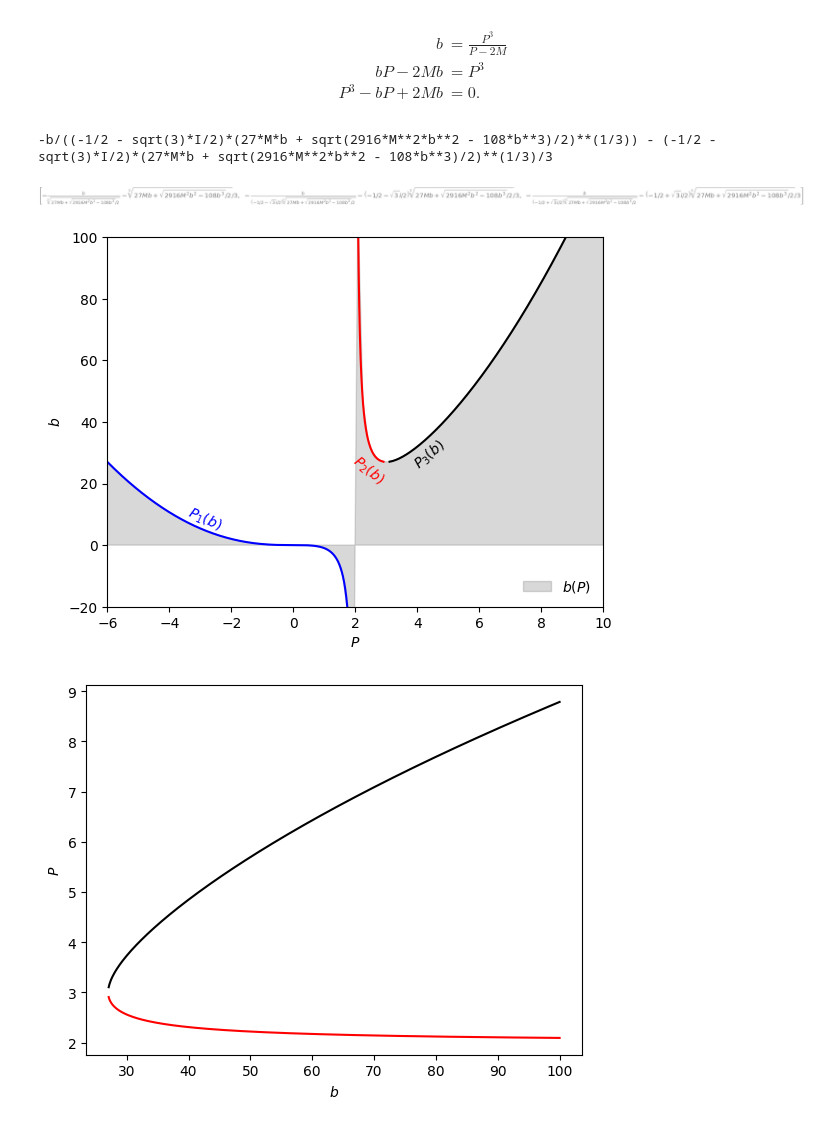
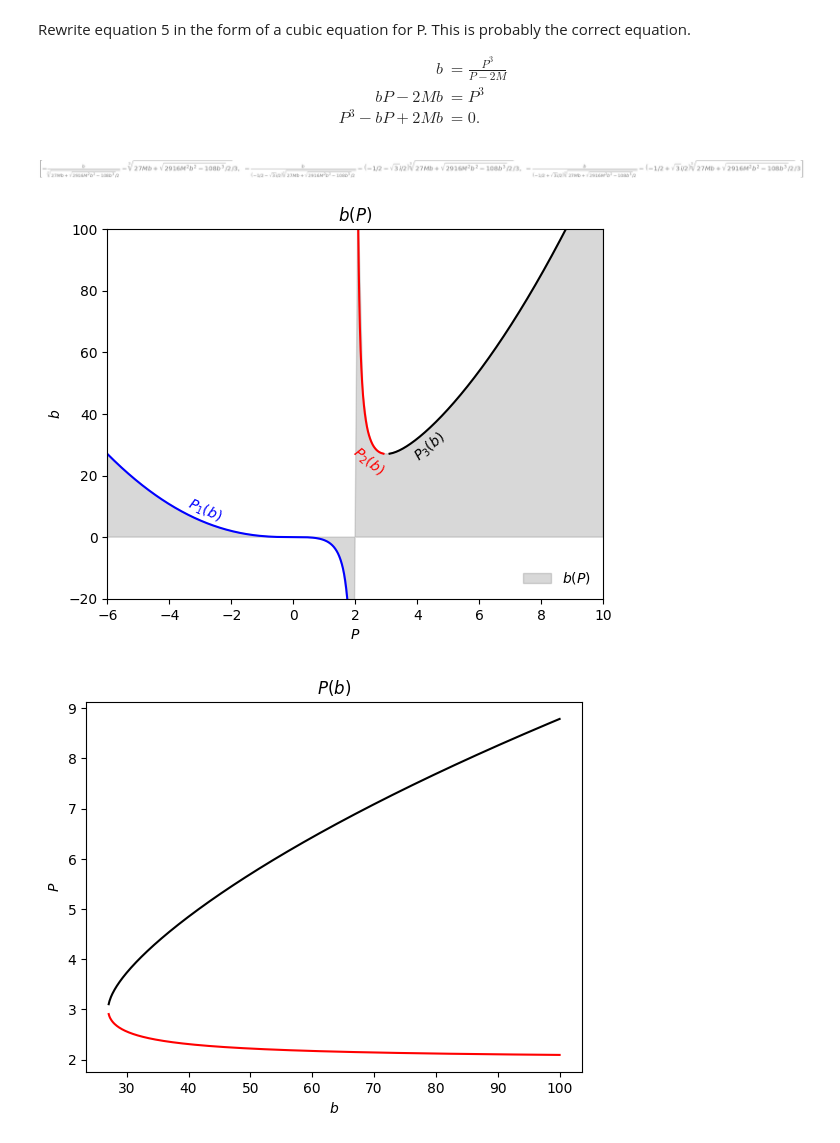
Before and after one commit to jessecrans/bh-raytracer, a Jupyter notebook: luminet-paper.ipynb, the cells around one changed output. Saved outputs shown, nothing was run; the diff lists cells and outputs as text; code cells hidden in the pictures.

Commit message:
clean up and working on inverting the radius function

```diff
--- a/luminet-paper.ipynb
+++ b/luminet-paper.ipynb
@@ -5,7 +8,7 @@ from scipy.special import ellipkinc, ellipj
 
 M = 1
 # %%
-def get_gamma(alpha, theta):
+def _gamma(alpha, theta):
     alpha, theta = np.deg2rad(alpha), np.deg2rad(theta)
 
     if theta == 0:
@@ -13,13 +16,14 @@ def get_gamma(alpha, theta):
 
     return np.arccos(np.cos(alpha) / np.emath.sqrt(np.cos(alpha)**2 + 1/np.tan(theta)**2))
 
-def get_radius(P, alpha, theta, debug=False):
+
+def _radius(P, alpha, theta, debug=False):
     assert P >= 3*M, "Closest approach must be greater than 3*M."
 
     alpha, theta = np.deg2rad(alpha), np.deg2rad(theta)
 
     Q = np.emath.sqrt((P - 2 * M) * (P + 6 * M))
-    gamma = get_gamma(alpha, theta)
+    gamma = _gamma(alpha, theta)
 
     term_1 = (Q - P + 2*M) / (4*M*P)
     term_2 = (Q - P + 6*M) / (4*M*P)
@@ -46,6 +50,7 @@ def get_radius(P, alpha, theta, debug=False):
 
     return 1 / (-term_1 + term_2 * sn**2)
 
-def get_impact_parameter(P):
-    return P**3 / (P - 2*M)
+
+def _impact_parameter(P):
+    return np.sqrt(P**3 / (P - 2*M))
 # %%
@@ -65,22 +76,24 @@ plt.show()
 # %% [markdown]
+Rewrite equation 5 in the form of a cubic equation for P.
+This is probably the correct equation.
+
 \begin{align*}
 	b &= \frac{P^3}{P-2M}\\
 	bP - 2Mb &= P^3\\
 	P^3 - bP + 2Mb &=0.
 \end{align*}
 # %%
-# solve get_impact_parameter for P
-import sympy as sp
-# sp.init_printing()
+# solve b(P) for P
+
+sp.init_printing()
 
 sp_P, sp_b, sp_M = sp.symbols("P b M")
 
 eq = sp_P**3 - sp_b * sp_P + 2 * sp_M * sp_b
 
 solutions = sp.solve(eq, sp_P)
-print(solutions[1])
+# print(solutions[1])
 solutions
 # %% [output]
--b/((-1/2 - sqrt(3)*I/2)*(27*M*b + sqrt(2916*M**2*b**2 - 108*b**3)/2)**(1/3)) - (-1/2 - sqrt(3)*I/2)*(27*M*b + sqrt(2916*M**2*b**2 - 108*b**3)/2)**(1/3)/3
 [figure]
 # %%
@@ -97,32 +149,41 @@ def P3(b,M):
 # %%
+# plot solutions of b(P) for P derived with sympy
+
 b = np.linspace(-20, 100, 1000)
 
-plt.plot(P1(b, 1), b, c='blue',linewidth=1.5)
+plt.plot(np.real(P1(b, 1)), b, c='blue', linewidth=1.5)
 plt.plot(P2(b, 1), b, c='red',linewidth=1.5)
 plt.plot(P3(b, 1), b, c='k',linewidth=1.5)
 
-plt.text(-3.5,5,r'$P_1(b)$',rotation=-25, color='blue')
-plt.text(1.8,20,r'$P_2(b)$',rotation=-40, color='red')
-plt.text(3.8,25,r'$P_3(b)$',rotation= 40)
+plt.text(-3.5, 5, r'$P_1(b)$', rotation=-25, color='blue')
+plt.text(1.8, 20, r'$P_2(b)$', rotation=-40, color='red')
+plt.text(3.8, 25, r'$P_3(b)$', rotation= 40)
 
 P = np.linspace(-6*M, 10*M, 100)
 # plt.plot(P,get_impact_parameter(P),linestyle = (0,(0.1,2)),c='white',linewidth=2.5,dash_capstyle = 'round')
-plt.fill_between(P,get_impact_parameter(P),0,color='gray',alpha=0.3,label=r'$b(P)$')
+plt.fill_between(P, _impact_parameter(P), 0, color='gray', alpha=0.3, label=r'$b(P)$')
 
-plt.legend(frameon=False,loc='lower right')
 plt.ylim(-20, 100)
-plt.xlim(-6,10)
+plt.xlim(-6, 10)
+
 plt.xlabel(r'$P$')
 plt.ylabel(r'$b$')
+plt.title(r'$b(P)$')
+
+plt.legend(frameon=False, loc='lower right')
 plt.show()
 # %% [output]
-[figure, old version]
+[figure, new version]
 # %%
+# plot P(b)
+
 plt.plot(b, P2(b,1),c='r')
 plt.plot(b, P3(b,1),c='k')
 
 plt.xlabel(r'$b$')
 plt.ylabel(r'$P$')
+
+plt.title(r'$P(b)$')
 plt.show()
 # %% [output]
-[figure, old version]
+[figure, new version]
```
Also changed, not shown: parts of 5 cells of this notebook.
